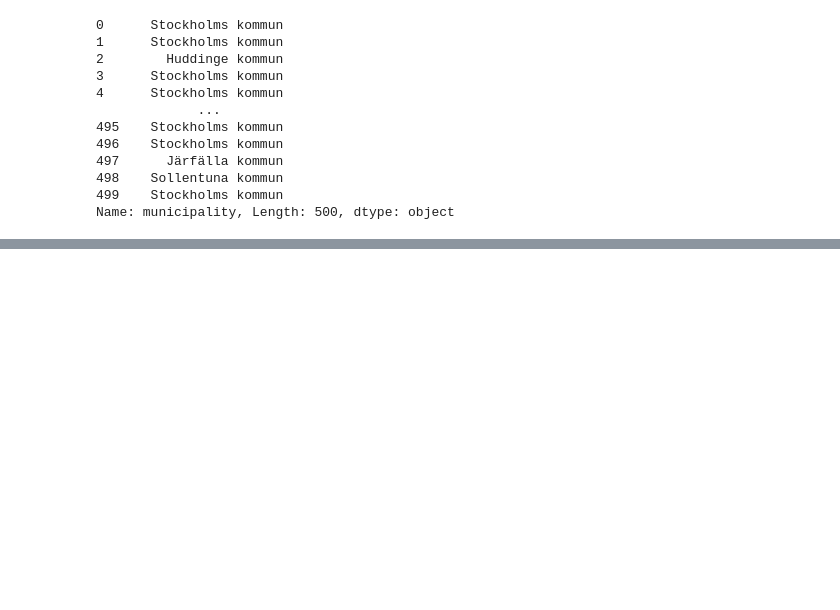
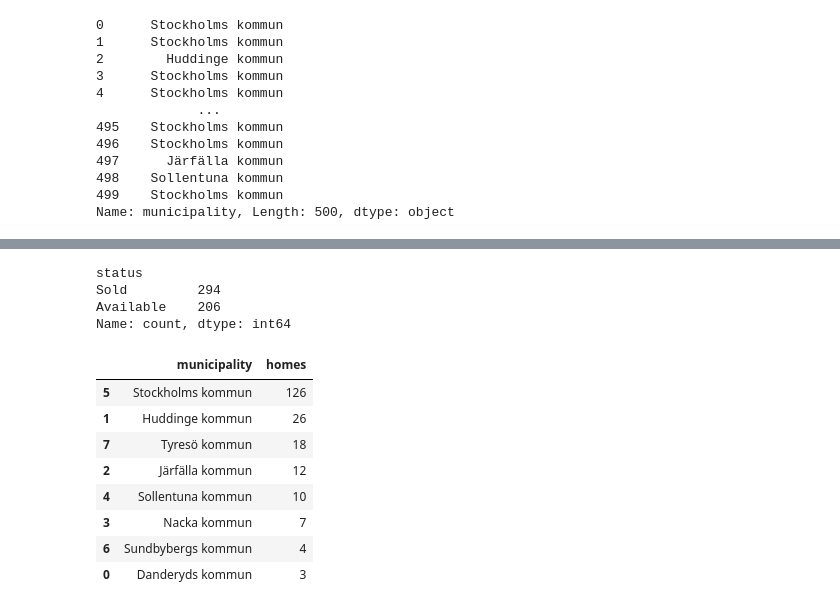
Before and after one commit to AndresTrujillo1811-bit/data-pipeline-for-ml_examensarbete, a Jupyter notebook: storytelling_house_price/storytelling.ipynb, the cells around one changed output, grey strips where cells are left out. Saved outputs shown, nothing was run; the diff lists cells and outputs as text; code cells hidden in the pictures; blank space fills up the shorter version.

```diff
--- a/storytelling_house_price/storytelling.ipynb
+++ b/storytelling_house_price/storytelling.ipynb
@@ -313,0 +232,26 @@ Index(['final_price', 'land_area', 'area', 'commune', 'price_per_area',
+# %%
+df["status"].value_counts()
+# %% [output]
+status
+Sold         294
+Available    206
+Name: count, dtype: int64
+# %%
+available_homes = (
+    df[df["status"] == "Available"]
+    .groupby("municipality")["status"]
+    .size()
+    .reset_index(name="homes")
+    .sort_values("homes", ascending=False)
+)
+available_homes.head(10)
+# %% [output]
+|  | municipality | homes |
+| 5 | Stockholms kommun | 126 |
+| 1 | Huddinge kommun | 26 |
+| 7 | Tyresö kommun | 18 |
+| 2 | Järfälla kommun | 12 |
+| 4 | Sollentuna kommun | 10 |
+| 3 | Nacka kommun | 7 |
+| 6 | Sundbybergs kommun | 4 |
+| 0 | Danderyds kommun | 3 |
```
Also changed, not shown: parts of 15 cells of this notebook, 6 other files.
